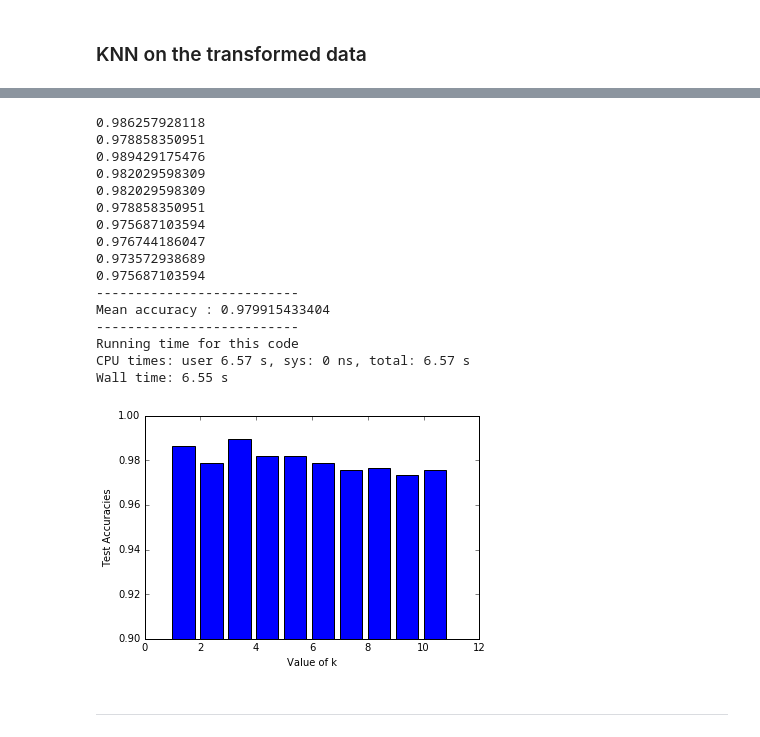
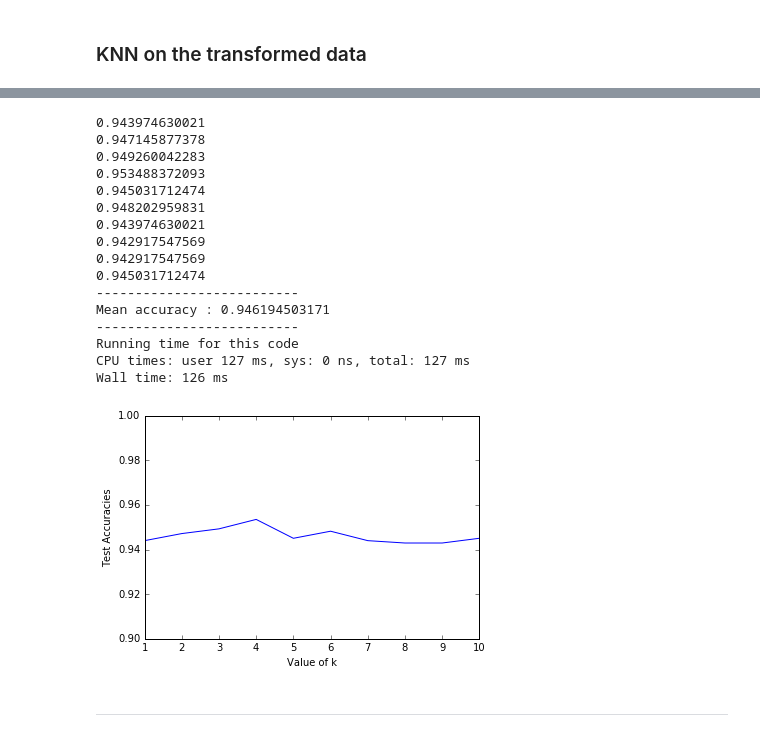
Before and after one commit to rsibi/Machine-Learning, a Jupyter notebook: KNN and Naive Bayes.ipynb, the cells around one changed output, grey strips where cells are left out. Saved outputs shown, nothing was run; the diff lists cells and outputs as text; code cells hidden in the pictures.

```diff
--- a/KNN and Naive Bayes.ipynb
+++ b/KNN and Naive Bayes.ipynb
@@ -237,7 +237,7 @@ A quesiton that arises when using PCA is how many components should we choose? W
 Note : Keep number of components, n\_components=50 also gives a reasonably good performance of around 90%.
 # %%
 from sklearn.decomposition import PCA
-pca = PCA(n_components=200)
+pca = PCA(n_components=7)
 pca.fit(X_train)
 var= pca.explained_variance_ratio_
 var1=np.cumsum(np.round(pca.explained_variance_ratio_, decimals=4)*100)
@@ -327,32 +308,32 @@ print("Mean accuracy : {}".format(KNN_pca_test_accuracy))
 print("--------------------------")
 print("Running time for this code")
 # %% [output]
-0.986257928118
-0.978858350951
-0.989429175476
-0.982029598309
-0.982029598309
-0.978858350951
-0.975687103594
-0.976744186047
-0.973572938689
-0.975687103594
+0.943974630021
+0.947145877378
+0.949260042283
+0.953488372093
+0.945031712474
+0.948202959831
+0.943974630021
+0.942917547569
+0.942917547569
+0.945031712474
 --------------------------
-Mean accuracy : 0.979915433404
+Mean accuracy : 0.946194503171
 --------------------------
 Running time for this code
-CPU times: user 6.57 s, sys: 0 ns, total: 6.57 s
-Wall time: 6.55 s
+CPU times: user 127 ms, sys: 0 ns, total: 127 ms
+Wall time: 126 ms
 # %%
 #print np.mean(test_accuracies_pca)
 # %%
-plt.bar(range(1,11),test_accuracies_pca)
+plt.plot(range(1,11),test_accuracies_pca)
 plt.ylim(0.90,1)
 plt.ylabel("Test Accuracies")
 plt.xlabel("Value of k")
 plt.show()
 # %% [output]
-[figure, old version]
+[figure, new version]
 # %% [markdown]
 ------------------------------------------------------------
 # %% [markdown]
```
Also changed, not shown: parts of 13 cells of this notebook.
